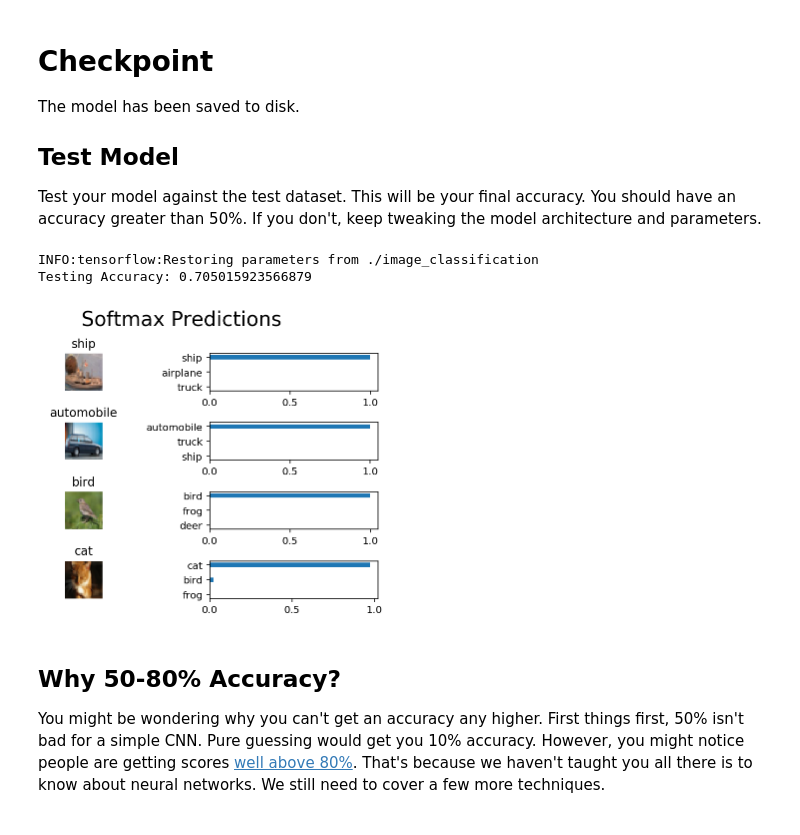
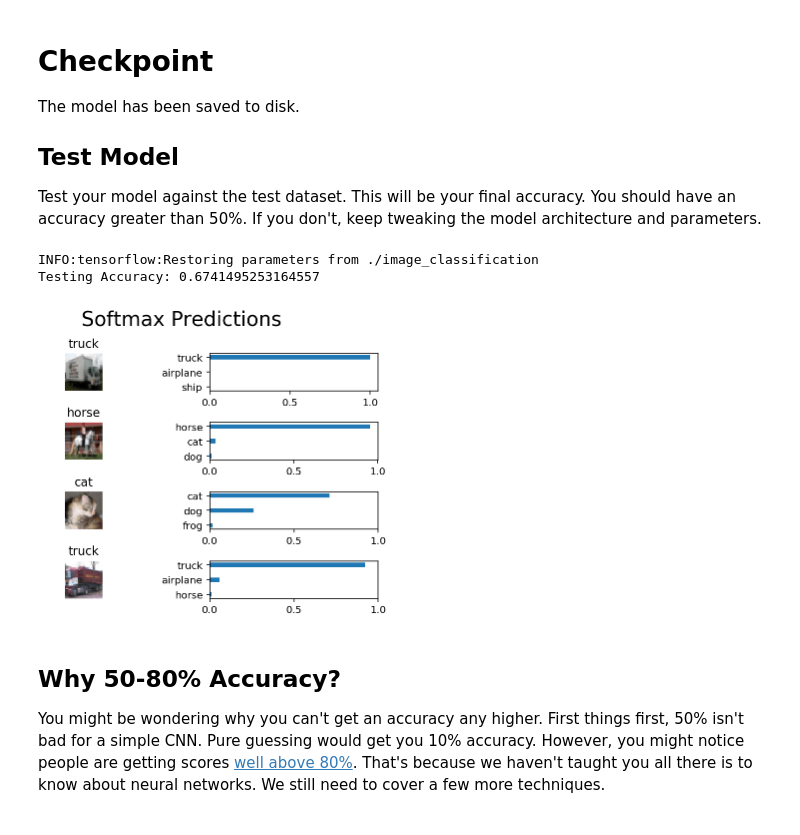
Before and after one commit to sunsided/DLND, a Jupyter notebook: image-classification/dlnd_image_classification.ipynb, the cells around one changed output. Saved outputs shown, nothing was run; the diff lists cells and outputs as text; code cells hidden in the pictures.

Commit message:
Remove batch normalization

```diff
--- a/image-classification/dlnd_image_classification.ipynb
+++ b/image-classification/dlnd_image_classification.ipynb
@@ -372,7 +379,7 @@ Implement the function `conv_net` to create a convolutional neural network model
 * Return the output
 * Apply [TensorFlow's Dropout](https://www.tensorflow.org/api_docs/python/tf/nn/dropout) to one or more layers in the model using `keep_prob`.
 # %%
-def conv_net(x, keep_prob):
+def conv_net(x, keep_prob, is_training=None):
     """
     Create a convolutional neural network model
     : x: Placeholder tensor that holds image data.
@@ -385,16 +392,20 @@ def conv_net(x, keep_prob):
     #    conv2d_maxpool(x_tensor, conv_num_outputs, conv_ksize, conv_strides, pool_ksize, pool_strides)
 
     h = conv2d_maxpool(x, 32, (3, 3), (1, 1), (3, 3), (2, 2))
-    h = tf.layers.batch_normalization(h)
+    # if is_training is not None:
+    #    h = tf.layers.batch_normalization(h, training=is_training)
 
     h = conv2d_maxpool(h, 32, (3, 3), (1, 1), (3, 3), (2, 2))
-    h = tf.layers.batch_normalization(h)
+    # if is_training is not None:
+    #    h = tf.layers.batch_normalization(h, training=is_training)
 
     h = conv2d_maxpool(h, 64, (3, 3), (1, 1))
-    h = tf.layers.batch_normalization(h)
+    # if is_training is not None:
+    #     h = tf.layers.batch_normalization(h, training=is_training)
 
     h = conv2d_maxpool(h, 64, (3, 3), (1, 1), (3, 3), (2, 2))
-    h = tf.layers.batch_normalization(h)
+    # if is_training is not None:
+    #     h = tf.layers.batch_normalization(h, training=is_training)
 
 
     # TODO: Apply a Flatten Layer
@@ -437,9 +448,10 @@ tf.reset_default_graph()
 x = neural_net_image_input((32, 32, 3))
 y = neural_net_label_input(10)
 keep_prob = neural_net_keep_prob_input()
+is_training = neural_net_is_training_input()
 
 # Model
-logits = conv_net(x, keep_prob)
+logits = conv_net(x, keep_prob, is_training)
 
 # Name logits Tensor, so that is can be loaded from disk after training
 logits = tf.identity(logits, name='logits')
@@ -476,7 +488,8 @@ def train_neural_network(session, optimizer, keep_probability, feature_batch, la
     : feature_batch: Batch of Numpy image data
     : label_batch: Batch of Numpy label data
     """
-    session.run(optimizer, {x:feature_batch, y:label_batch, keep_prob:keep_probability})
+    session.run(optimizer, {x:feature_batch, y:label_batch,
+                            keep_prob:keep_probability, is_training:True})
 
 
 """
@@ -500,10 +513,12 @@ def print_stats(session, feature_batch, label_batch, cost, accuracy):
     """
 
     tc, ta = session.run((cost, accuracy),
-                         {x:feature_batch, y:label_batch, keep_prob:1.})
+                         {x:feature_batch, y:label_batch,
+                          keep_prob:1., is_training:False})
 
     vc, va = session.run((cost, accuracy),
-                         {x:valid_features, y:valid_labels, keep_prob:1.})
+                         {x:valid_features, y:valid_labels,
+                          keep_prob:1., is_training:False})
     print(f'cost: {tc:.3f}, accuracy: {ta:.3f} / validation cost: {vc:.3f}, accuracy: {va:.3f}')
 # %% [markdown]
 ### Hyperparameters
@@ -518,8 +533,8 @@ Tune the following parameters:
 # %%
 # TODO: Tune Parameters
 epochs = 20
-batch_size = 64
-keep_probability = 0.4
+batch_size = 128
+keep_probability = 0.6
 # %% [markdown]
 ### Train on a Single CIFAR-10 Batch
 Instead of training the neural network on all the CIFAR-10 batches of data, let's use a single batch. This should save time while you iterate on the model to get a better accuracy.  Once the final validation accuracy is 50% or greater, run the model on all the data in the next section.
@@ -644,37 +659,40 @@ def test_model():
         loader.restore(sess, save_model_path)
 
         # Get Tensors from loaded model
         loaded_x = loaded_graph.get_tensor_by_name('x:0')
         loaded_y = loaded_graph.get_tensor_by_name('y:0')
         loaded_keep_prob = loaded_graph.get_tensor_by_name('keep_prob:0')
         loaded_logits = loaded_graph.get_tensor_by_name('logits:0')
         loaded_acc = loaded_graph.get_tensor_by_name('accuracy:0')
+        is_training = loaded_graph.get_tensor_by_name('is_training:0')
 
         # Get accuracy in batches for memory limitations
         test_batch_acc_total = 0
         test_batch_count = 0
 
         for test_feature_batch, test_label_batch in helper.batch_features_labels(test_features, test_labels, batch_size):
             test_batch_acc_total += sess.run(
                 loaded_acc,
-                feed_dict={loaded_x: test_feature_batch, loaded_y: test_label_batch, loaded_keep_prob: 1.0})
+                feed_dict={loaded_x: test_feature_batch, loaded_y: test_label_batch, loaded_keep_prob: 1.0,
+                          is_training: False})
             test_batch_count += 1
 
         print('Testing Accuracy: {}\n'.format(test_batch_acc_total/test_batch_count))
 
         # Print Random Samples
         random_test_features, random_test_labels = tuple(zip(*random.sample(list(zip(test_features, test_labels)), n_samples)))
         random_test_predictions = sess.run(
             tf.nn.top_k(tf.nn.softmax(loaded_logits), top_n_predictions),
-            feed_dict={loaded_x: random_test_features, loaded_y: random_test_labels, loaded_keep_prob: 1.0})
+            feed_dict={loaded_x: random_test_features, loaded_y: random_test_labels, loaded_keep_prob: 1.0,
+                       is_training: False})
         helper.display_image_predictions(random_test_features, random_test_labels, random_test_predictions)
 
 
 test_model()
 # %% [output]
 INFO:tensorflow:Restoring parameters from ./image_classification
-Testing Accuracy: 0.705015923566879
+Testing Accuracy: 0.6741495253164557
-[figure, old version]
+[figure, new version]
 # %% [markdown]
 ## Why 50-80% Accuracy?
 You might be wondering why you can't get an accuracy any higher. First things first, 50% isn't bad for a simple CNN.  Pure guessing would get you 10% accuracy. However, you might notice people are getting scores [well above 80%](http://rodrigob.github.io/are_we_there_yet/build/classification_datasets_results.html#43494641522d3130).  That's because we haven't taught you all there is to know about neural networks. We still need to cover a few more techniques.
```
Also changed, not shown: parts of 3 cells of this notebook.
